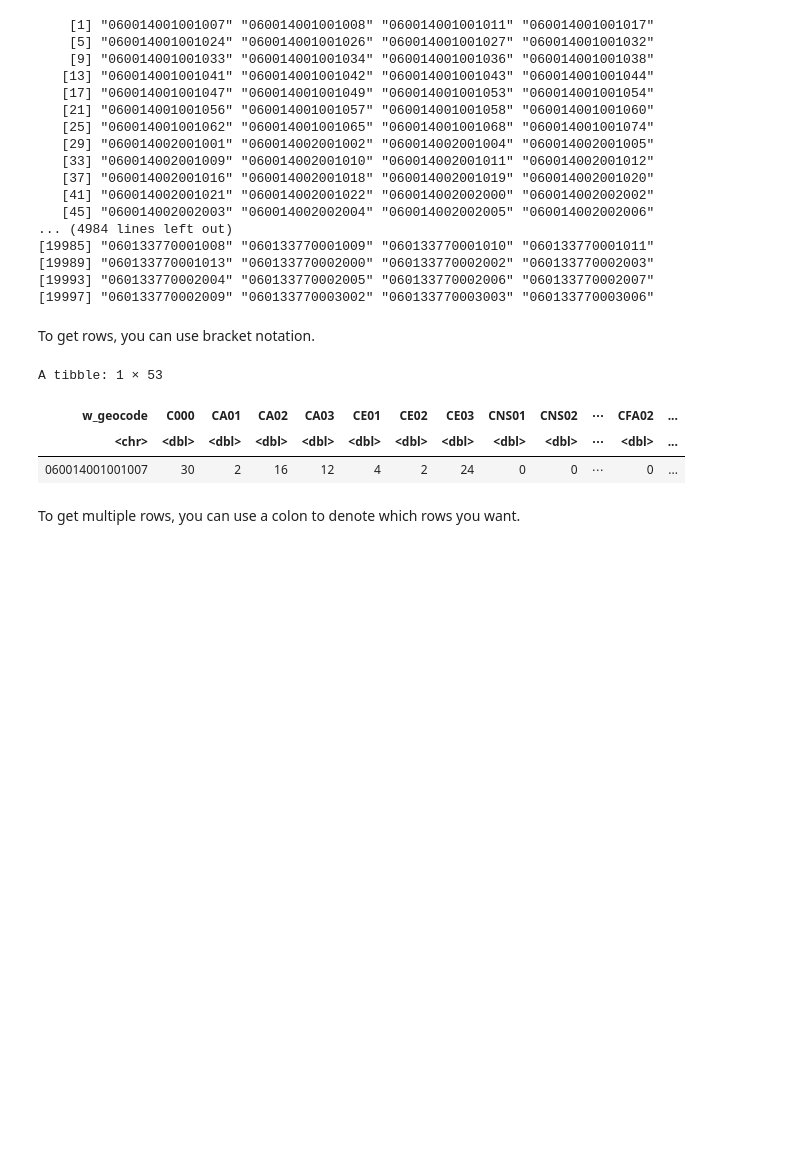
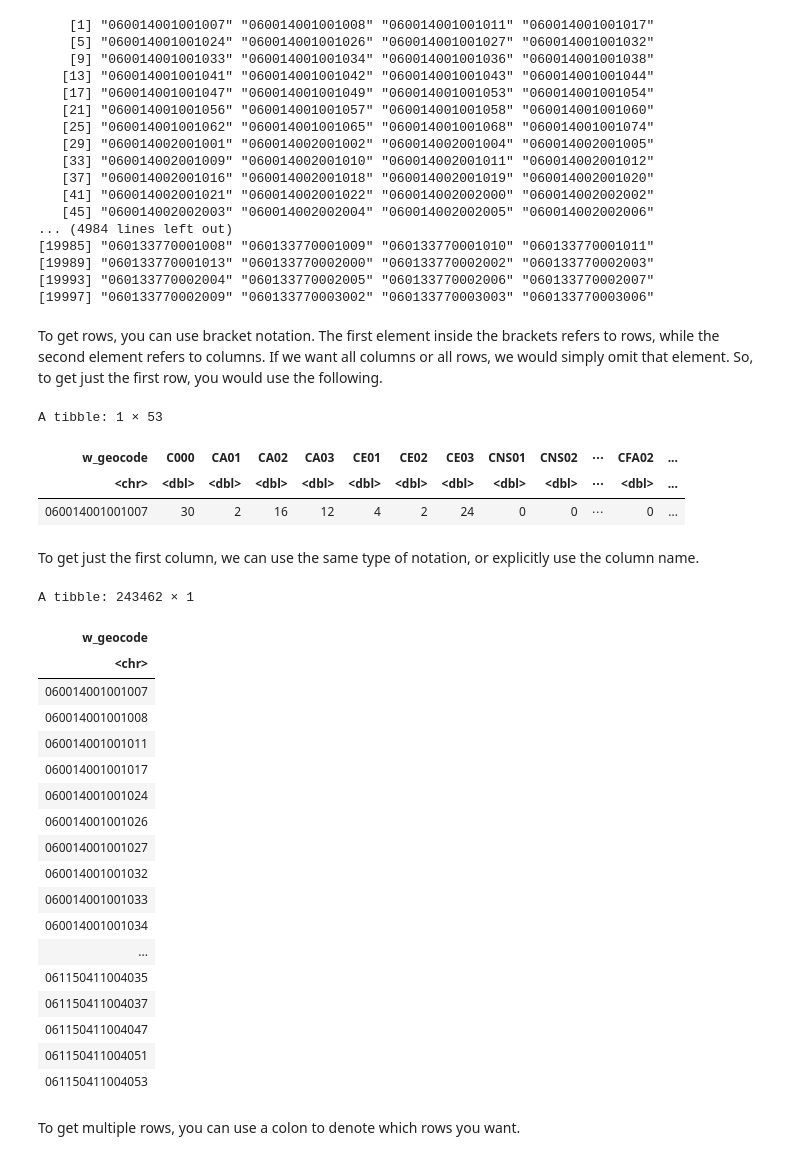
Before and after one commit to Coleridge-Initiative/ada-intro-r, a Jupyter notebook: R-1.ipynb, the cells around one changed output. Saved outputs shown, nothing was run; the diff lists cells and outputs as text; code cells hidden in the pictures; blank space fills up the shorter version.

```diff
--- a/R-1.ipynb
+++ b/R-1.ipynb
@@ -251,8 +247,8 @@ df$w_geocode
 [19989] "060133770001013" "060133770002000" "060133770002002" "060133770002003"
 [19993] "060133770002004" "060133770002005" "060133770002006" "060133770002007"
 [19997] "060133770002009" "060133770003002" "060133770003003" "060133770003006"
-# %% [markdown]
-To get rows, you can use bracket notation.
+# %% [markdown]
+To get rows, you can use bracket notation. The first element inside the brackets refers to rows, while the second element refers to columns. If we want all columns or all rows, we would simply omit that element. So, to get just the first row, you would use the following.
 # %%
 df[1,]
 # %% [output]
@@ -260,6 +256,32 @@ A tibble: 1 × 53
 | w_geocode | C000 | CA01 | CA02 | CA03 | CE01 | CE02 | CE03 | CNS01 | CNS02 | ⋯ | CFA02 | ... |
 | <chr> | <dbl> | <dbl> | <dbl> | <dbl> | <dbl> | <dbl> | <dbl> | <dbl> | <dbl> | ⋯ | <dbl> | ... |
 | 060014001001007 | 30 | 2 | 16 | 12 | 4 | 2 | 24 | 0 | 0 | ⋯ | 0 | ... |
+# %% [markdown]
+To get just the first column, we can use the same type of notation, or explicitly use the column name.
+# %%
+df[,1]
+# df[,'w_geocode']
+# These do the same thing
+# %% [output]
+A tibble: 243462 × 1
+| w_geocode |
+| <chr> |
+| 060014001001007 |
+| 060014001001008 |
+| 060014001001011 |
+| 060014001001017 |
+| 060014001001024 |
+| 060014001001026 |
+| 060014001001027 |
+| 060014001001032 |
+| 060014001001033 |
+| 060014001001034 |
+| ... |
+| 061150411004035 |
+| 061150411004037 |
+| 061150411004047 |
+| 061150411004051 |
+| 061150411004053 |
 # %% [markdown]
 To get multiple rows, you can use a colon to denote which rows you want.
 # %%
```
Also changed, not shown: parts of 18 cells of this notebook, 1 other file.
